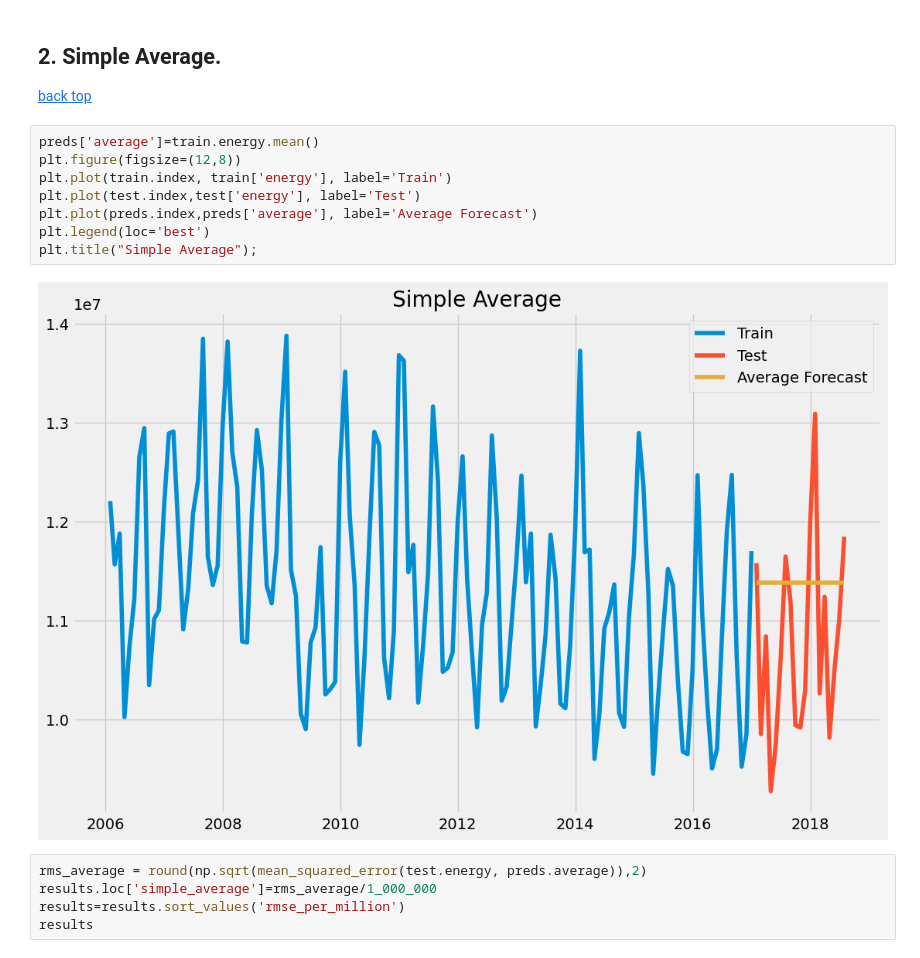
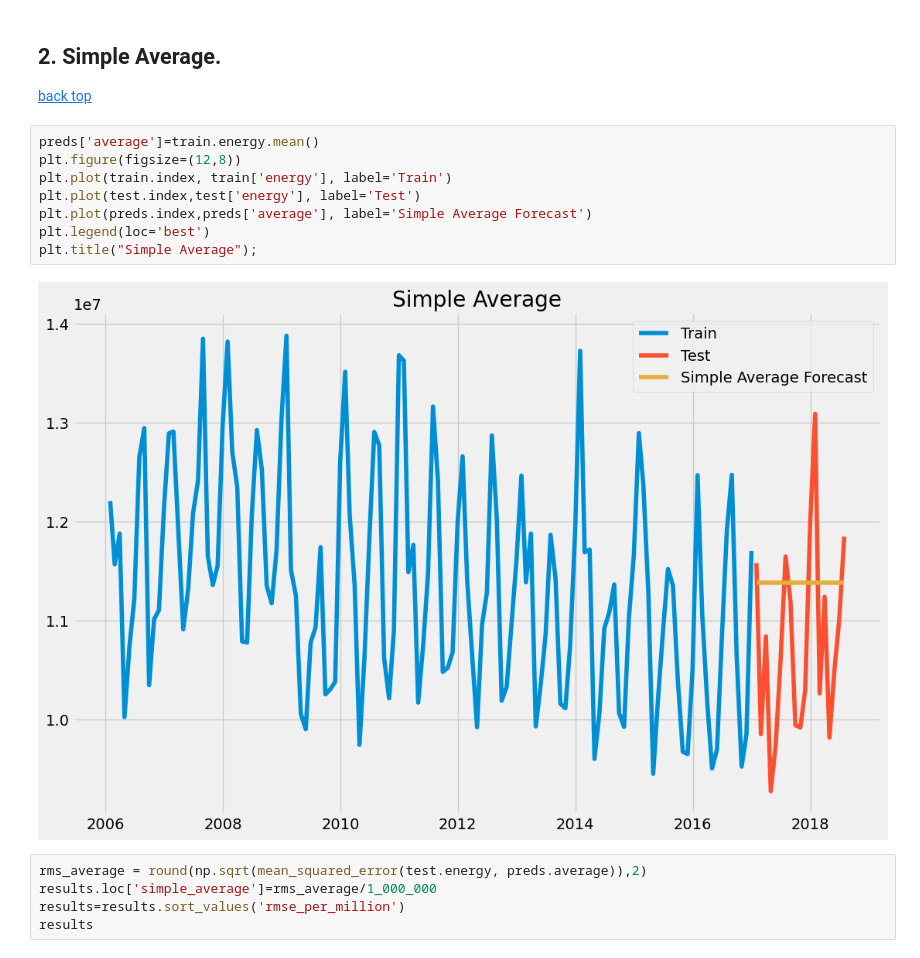
Before and after one commit to grschneier/TimeSeries, a Jupyter notebook: TimeSeriesOne.ipynb, the cells around one changed output. Cells and saved outputs as stored; diff of their text form.

```diff
--- a/TimeSeriesOne.ipynb
+++ b/TimeSeriesOne.ipynb
@@ -116,13 +114,13 @@ results
 # %%
 preds['average']=train.energy.mean()
 plt.figure(figsize=(12,8))
 plt.plot(train.index, train['energy'], label='Train')
 plt.plot(test.index,test['energy'], label='Test')
-plt.plot(preds.index,preds['average'], label='Average Forecast')
+plt.plot(preds.index,preds['average'], label='Simple Average Forecast')
 plt.legend(loc='best')
 plt.title("Simple Average");
 # %% [output]
-[figure, old version]
+[figure, new version]
 # %%
 rms_average = round(np.sqrt(mean_squared_error(test.energy, preds.average)),2)
 results.loc['simple_average']=rms_average/1_000_000
```
Also changed, not shown: parts of 1 cell of this notebook, 1 other file.
